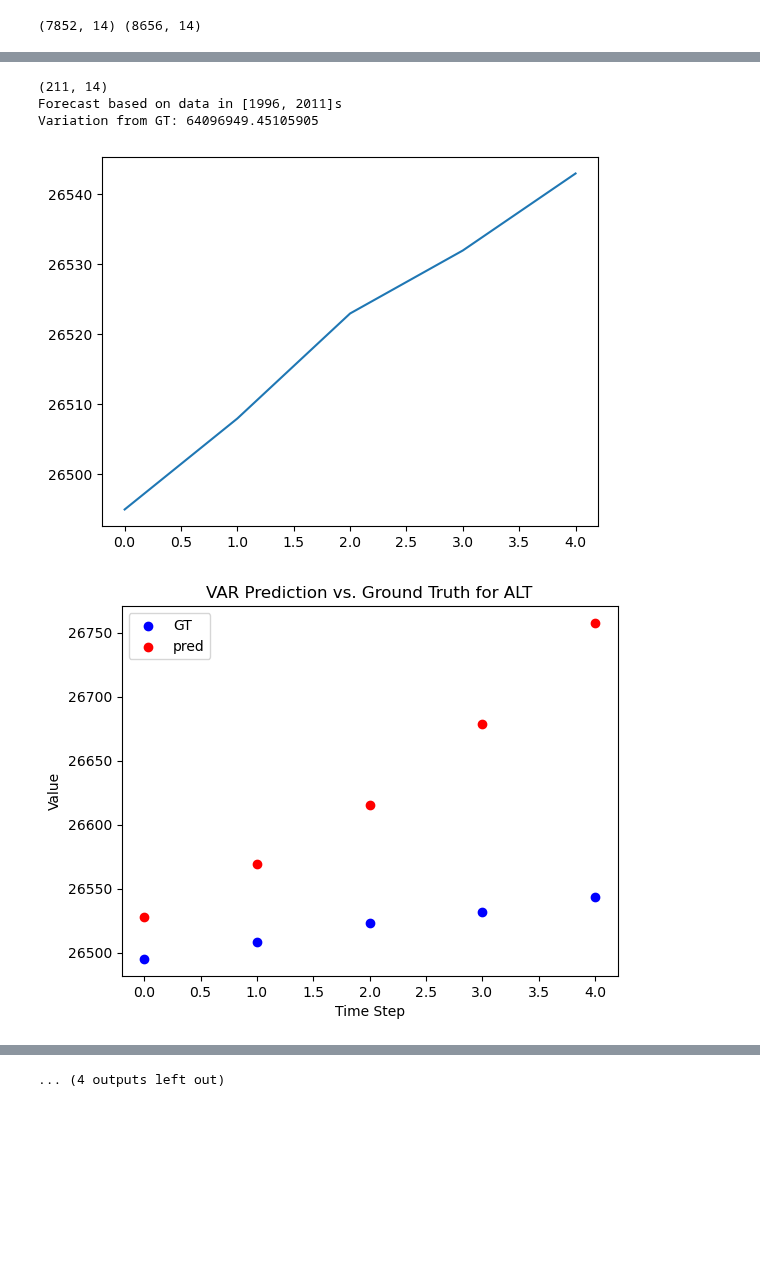
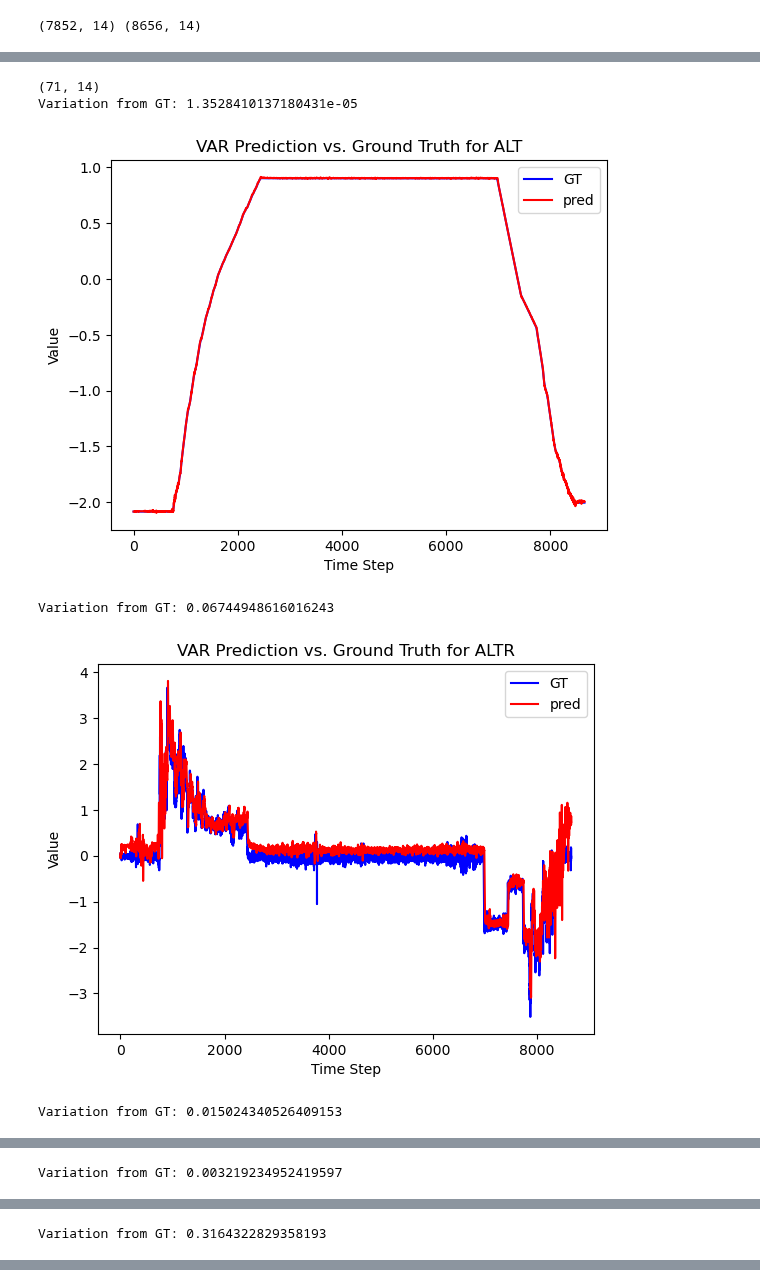
Before and after one commit to srt-uncertainty-wind/code, a Jupyter notebook: simulate_autoregression.ipynb, the cells around one changed output, grey strips where cells are left out. Cells and saved outputs as stored; diff of their text form; code cells hidden in the pictures; blank space fills up the shorter version.

Commit message:
work well for 652200206071302.mat when using     652200204251941.mat as training dataset but not for 652200205270309.mat Is the code correct?

```diff
--- a/simulate_autoregression.ipynb
+++ b/simulate_autoregression.ipynb
@@ -53,7 +53,7 @@ print(train_X.shape, test_X.shape)
 # 数据集归一化
 s_scaler = StandardScaler()
 train_X = s_scaler.fit_transform(train_X)
-# test_X = s_scaler.transform(test_X)
+test_X = s_scaler.transform(test_X)
 # %% [output]
 (7852, 14) (8656, 14)
 # %%
@@ -87,45 +87,60 @@ for i in range(train_X.shape[1]):
 # %%
 # 构建向量自回归模型
 import pandas as pd
 from statsmodels.tsa.api import VAR
 import random
 
 # 拟合VAR模型
-decay_steps = 15
+decay_steps = 5
 model = VAR(train_X)
 results = model.fit(decay_steps)
 
 # 打印模型的系数
 VAR_params = results.params
 print(VAR_params.shape)
 # print(var_params)
 
 # 打印模型预测结果
-pred_steps = 5
-rand_start = random.randint(0, train_X.shape[0] - decay_steps)
-pred_results = results.forecast(test_X[rand_start:rand_start+decay_steps], steps=pred_steps)
-print(f"Forecast based on data in [{rand_start}, {rand_start+decay_steps}]s")
-print(f"Variation from GT: {np.mean(np.var(pred_results - test_X[rand_start+decay_steps:rand_start+decay_steps+pred_steps], axis=0))}")
+# test_X_tmp = test_X
+# test_X = train_X
+pred_steps = 15
+test_X_pred = None
+for rand_start in range(0, test_X.shape[0] - pred_steps - decay_steps + 1):
+# rand_start = random.randint(0, train_X.shape[0] - decay_steps)
+    pred_results = results.forecast(test_X[rand_start:rand_start+decay_steps], steps=pred_steps)
+    if rand_start == 0:
+        test_X_pred = np.vstack((test_X[:decay_steps], pred_results))
+        # print(test_X_pred.shape)
+    else:
+        test_X_pred = np.vstack((test_X_pred, pred_results[-1, :]))
+# print(test_X_pred.shape)
+# print(f"Forecast based on data in [{rand_start}, {rand_start+decay_steps}]s")
+# print(f"Variation from GT: {np.mean(np.var(pred_results - test_X[rand_start+decay_steps:rand_start+decay_steps+pred_steps], axis=0))}")
 
-plt.figure()
-plt.plot(test_X[rand_start+decay_steps:rand_start+decay_steps+pred_steps, 0])
-plt.show()
+# plt.figure()
+# plt.plot(test_X[rand_start+decay_steps:rand_start+decay_steps+pred_steps, 0])
+# plt.show()
 
 for idx in range(len(variable_list)):
     fig, ax = plt.subplots()
-    ax.scatter(range(pred_steps), test_X[rand_start+decay_steps:rand_start+decay_steps+pred_steps, idx], label = 'GT', color = 'blue')
-    ax.scatter(range(pred_steps), pred_results[:, idx], label = 'pred', color = 'red')
+    # ax.scatter(range(pred_steps), test_X[rand_start+decay_steps:rand_start+decay_steps+pred_steps, idx], label = 'GT', color = 'blue')
+    # ax.scatter(range(pred_steps), pred_results[:, idx], label = 'pred', color = 'red')
+    ax.plot(test_X[:, idx], label = 'GT', color = 'blue')
+    ax.plot(test_X_pred[:, idx], label = 'pred', color = 'red')
+    print(f"Variation from GT: {np.mean(np.var(test_X_pred[:, idx] - test_X[:, idx], axis=0))}")
+    # plt.xlim(0, pred_steps)
     plt.xlabel('Time Step')
     plt.ylabel('Value')
     plt.title(f'VAR Prediction vs. Ground Truth for {variable_list[idx]}')
     plt.legend()
     plt.show()
 
 # # 查看模型概况
 # print(results.summary())
 # %% [output]
-(211, 14)
-Forecast based on data in [1996, 2011]s
-Variation from GT: 64096949.45105905
+(71, 14)
+Variation from GT: 1.3528410137180431e-05
-[figure, old version]
+[figure, new version]
+Variation from GT: 0.06744948616016243
-[figure, old version]
+[figure, new version]
+Variation from GT: 0.015024340526409153
@@ -132,0 +148 @@ Variation from GT: 64096949.45105905
+Variation from GT: 0.003219234952419597
@@ -133,0 +150 @@ Variation from GT: 64096949.45105905
+Variation from GT: 0.3164322829358193
@@ -141 +153,0 @@ Variation from GT: 64096949.45105905
-... (4 outputs left out)
```
Also changed, not shown: parts of 1 cell of this notebook.
